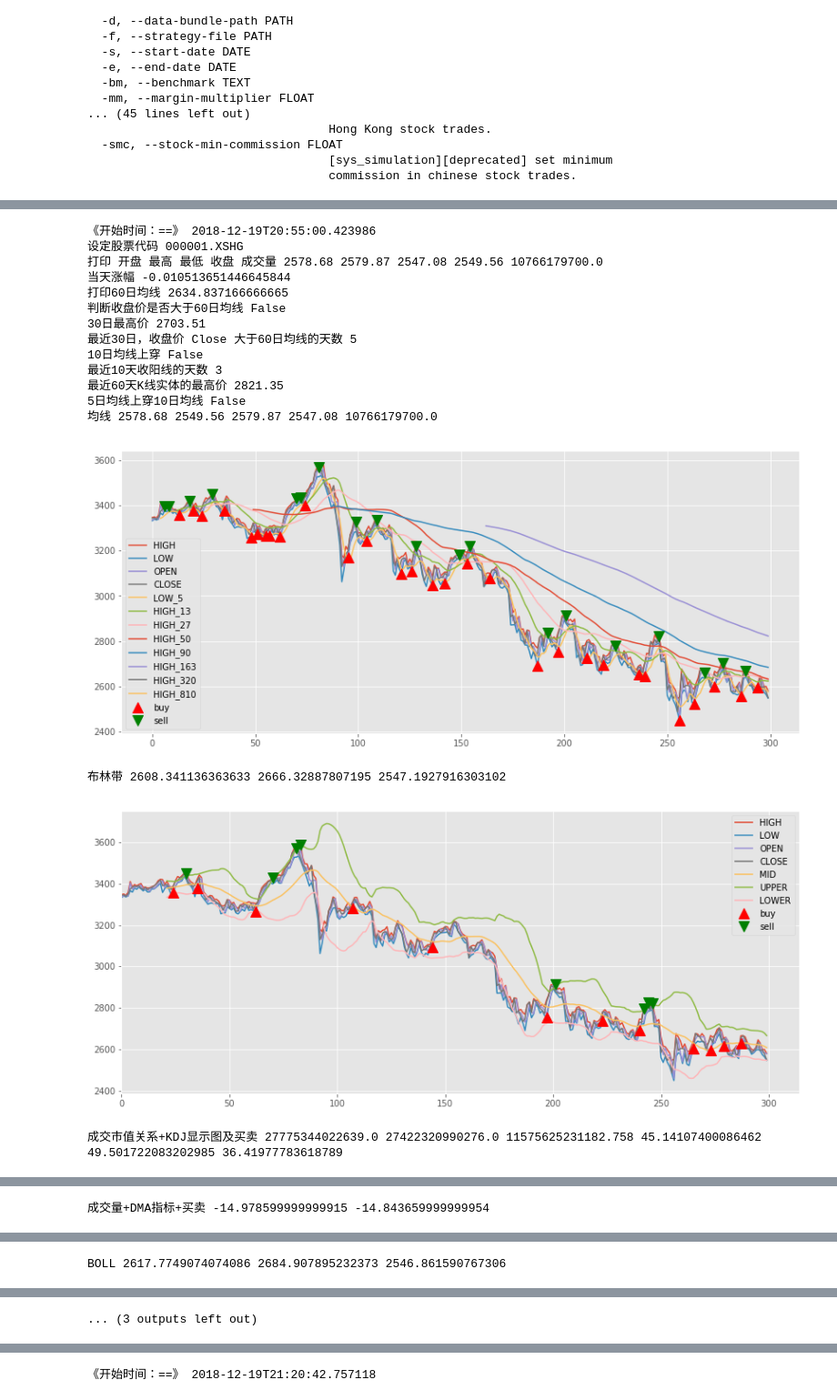
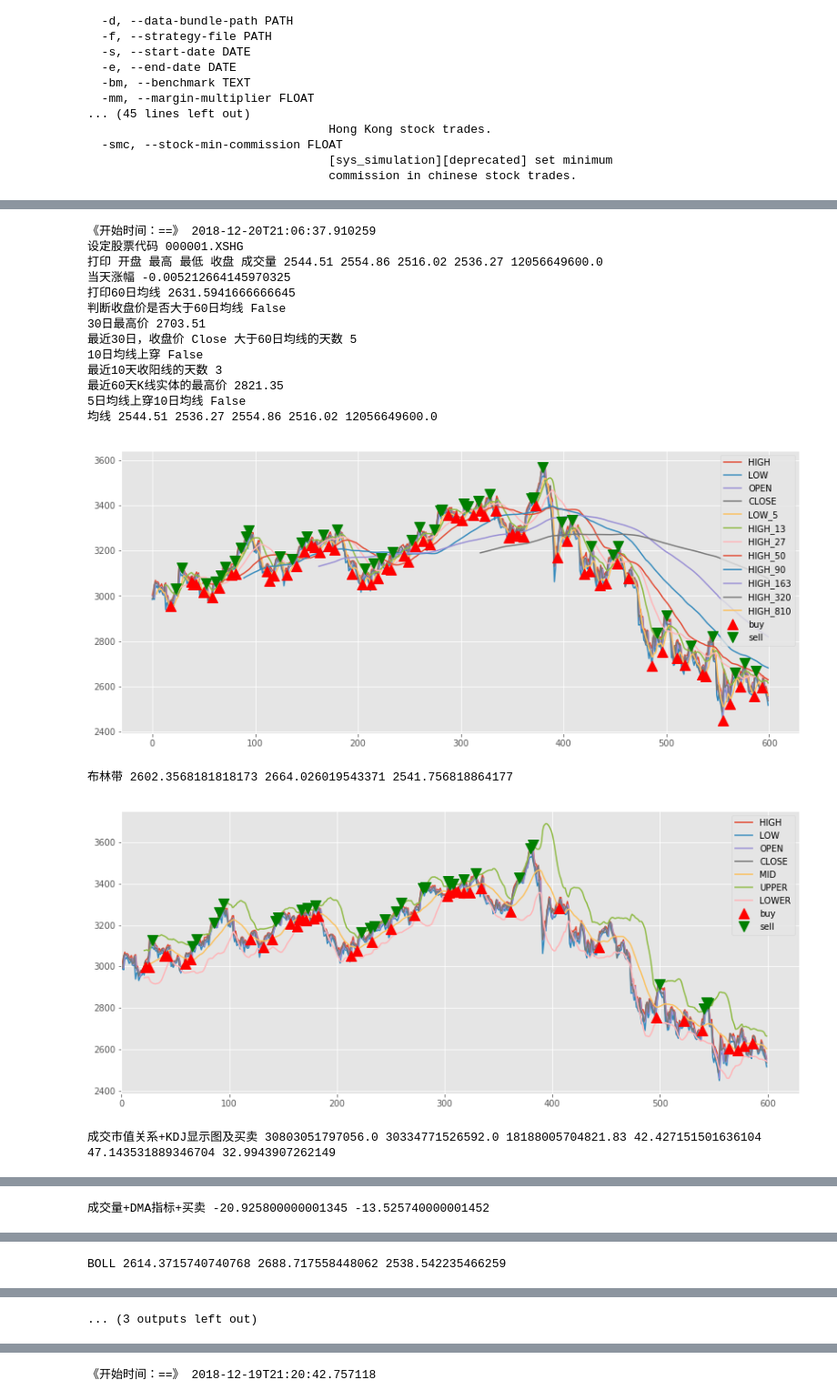
Before and after one commit to pm58/notebook, a Jupyter notebook: 跨平台量化环境测试+RQ+TU+QA+Funcat+Hikyuu+Abu+DevilYuan+Kivy+tensorflow.ipynb, the cells around one changed output, grey strips where cells are left out. Shown at 91% size. Saved outputs shown, nothing was run; the diff lists cells and outputs as text; code cells hidden in the pictures.

```diff
--- a/跨平台量化环境测试+RQ+TU+QA+Funcat+Hikyuu+Abu+DevilYuan+Kivy+tensorflow.ipynb
+++ b/跨平台量化环境测试+RQ+TU+QA+Funcat+Hikyuu+Abu+DevilYuan+Kivy+tensorflow.ipynb
@@ -8,7 +8,7 @@ i = datetime.datetime.now()#当前日期
 print ("读取当日时间格式 i=",i) #当日时间格式：yyyy-mm-dd
 def getYesterday():
     today=datetime.date.today()
-    oneday=datetime.timedelta(days=300) #倒推300天！！！
+    oneday=datetime.timedelta(days=600) #倒推300天！！！
     yesterday=today-oneday
     return yesterday
 run_start_date = (getYesterday())#开始时间
@@ -22,7 +22,7 @@ run_end_date = (getYesterday())# 输出前N天日期
 print ("设定结束日 run_end_date=",run_end_date) #当日时间格式：yyyy-mm-dd
 def getYesterday():
     today=datetime.date.today()
-    oneday=datetime.timedelta(days=15) #10天
+    oneday=datetime.timedelta(days=5) #10天
     yesterday=today-oneday
     return yesterday
 open_start_date = (getYesterday())# 输出前N天日期
@@ -554,16 +553,16 @@ plt.plot(np.where(sell_signal.series)[0], HIGH.series[np.where(sell_signal.serie
 plt.legend(loc="best")
 plt.show()
 #带量BOLL 布林带作图
-VH=VOL/(HIGH)
-VL=VOL/(LOW)
-VO=VOL/(OPEN)
-VC=VOL/(CLOSE)
-MID = MA((VH+VL)/2, 27)
-UPPER = MID + STD(VL, 27) * 1.618
-LOWER = MID - STD(VH, 27) * 1.618
+VH = (VOL/(HIGH))
+VL = (VOL/(LOW))
+VO = (VOL/(OPEN))
+VC = (VOL/(CLOSE))
+MID = (MA(((VOL/(HIGH))+(VOL/(LOW)))/2, 27))
+UPPER = ((MA(((VOL/(HIGH))+(VOL/(LOW)))/2, 27)) + STD((VOL/(LOW)), 27) * 1.618)
+LOWER = ((MA(((VOL/(HIGH))+(VOL/(LOW)))/2, 27)) - STD((VOL/(HIGH)), 27) * 1.618)
 print("带量BOLL",VH,VL,VO,VC,MID,UPPER,LOWER)
 ax = plt.subplot()
-buy_signal = CROSS(VL, LOWER) # and CROSS(VL,MID)
+buy_signal = CROSS((VOL/(LOW)), ((MA(((VOL/(HIGH))+(VOL/(LOW)))/2, 27)) - STD((VOL/(HIGH)), 27) * 1.618)) # and CROSS(VL,MID)
 sell_signal = CROSS(UPPER,VH) and CROSS(MID,VL)
 ax.plot(VH.series, label="VH")
 ax.plot(VL.series, label="VL")
@@ -605,39 +604,39 @@ ax2.set_xlim(0)
 ax1.plot(VC.series, label="VC")
 ax1.plot(MA(VC,3).series, label="vc_3")
 ax1.plot(MA(VC,4).series, label="vc_4")
 ax1.plot(MA(VC,5).series, label="vc_5")
 ax1.plot(MA(VC,6).series, label="vc_6")
 ax1.plot(CCI.series, label="CCI")
 ax1.plot(MA(CCI,3).series, label="cci_3")
 ax1.plot(MA(CCI,4).series, label="cci_4")
 ax1.plot(MA(CCI,5).series, label="cci_5")
 ax1.plot(MA(CCI,6).series, label="cci_6")
 ax1.set_xlim(0)
 N1=101
 N2=-101
 N3=101
 buy_signal = CROSS(CCI or VC,N1 or N2)
 sell_signal = CROSS(CCI+VC,N1+N2)
 plt.plot(np.where(buy_signal.series)[0], VC.series[np.where(buy_signal.series)[0]], "^", label="buy", markersize=12, color="red")
 plt.plot(np.where(sell_signal.series)[0], CCI.series[np.where(sell_signal.series)[0]], "v", label="sell", markersize=12, color="green")
 plt.legend(loc="best")
 plt.show()
 print ("《结束时间：==》",("%s" % datetime.datetime.now().isoformat() ))
 # %% [output]
-《开始时间：==》 2018-12-19T20:55:00.423986
+《开始时间：==》 2018-12-20T21:06:37.910259
 设定股票代码 000001.XSHG
-打印 开盘 最高 最低 收盘 成交量 2578.68 2579.87 2547.08 2549.56 10766179700.0
-当天涨幅 -0.010513651446645844
-打印60日均线 2634.837166666665
+打印 开盘 最高 最低 收盘 成交量 2544.51 2554.86 2516.02 2536.27 12056649600.0
+当天涨幅 -0.005212664145970325
+打印60日均线 2631.5941666666645
 判断收盘价是否大于60日均线 False
 30日最高价 2703.51
 最近30日，收盘价 Close 大于60日均线的天数 5
 10日均线上穿 False
 最近10天收阳线的天数 3
 最近60天K线实体的最高价 2821.35
 5日均线上穿10日均线 False
-均线 2578.68 2549.56 2579.87 2547.08 10766179700.0
+均线 2544.51 2536.27 2554.86 2516.02 12056649600.0
-[figure, old version]
+[figure, new version]
-布林带 2608.341136363633 2666.32887807195 2547.1927916303102
+布林带 2602.3568181818173 2664.026019543371 2541.756818864177
-[figure, old version]
+[figure, new version]
-成交市值关系+KDJ显示图及买卖 27775344022639.0 27422320990276.0 11575625231182.758 45.14107400086462 49.501722083202985 36.41977783618789
+成交市值关系+KDJ显示图及买卖 30803051797056.0 30334771526592.0 18188005704821.83 42.427151501636104 47.143531889346704 32.9943907262149
@@ -645 +644 @@ print ("《结束时间：==》",("%s" % datetime.datetime.now().isoformat() ))
-成交量+DMA指标+买卖 -14.978599999999915 -14.843659999999954
+成交量+DMA指标+买卖 -20.925800000001345 -13.525740000001452
@@ -647 +646 @@ print ("《结束时间：==》",("%s" % datetime.datetime.now().isoformat() ))
-BOLL 2617.7749074074086 2684.907895232373 2546.861590767306
+BOLL 2614.3715740740768 2688.717558448062 2538.542235466259
```
Also changed, not shown: parts of 8 cells of this notebook.
